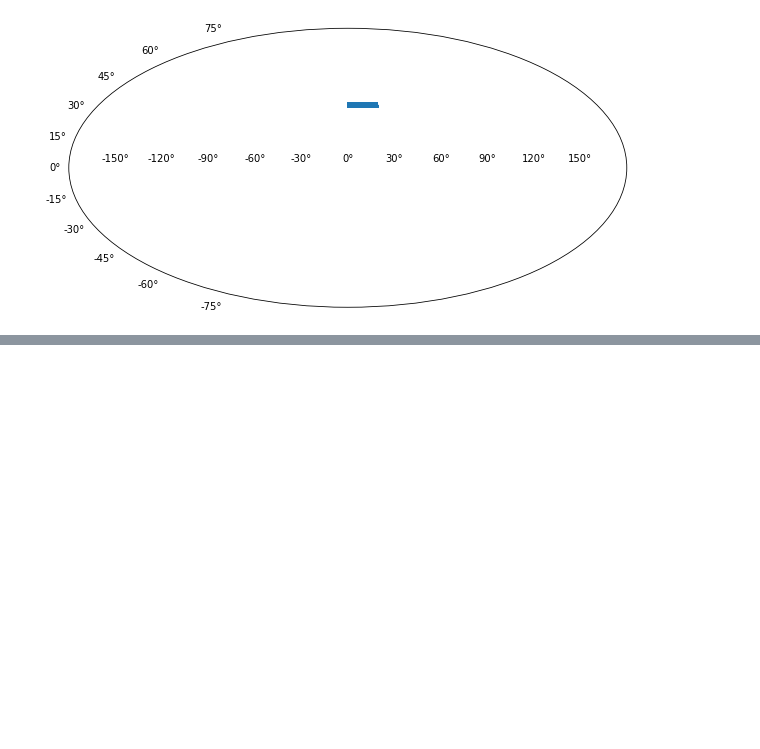
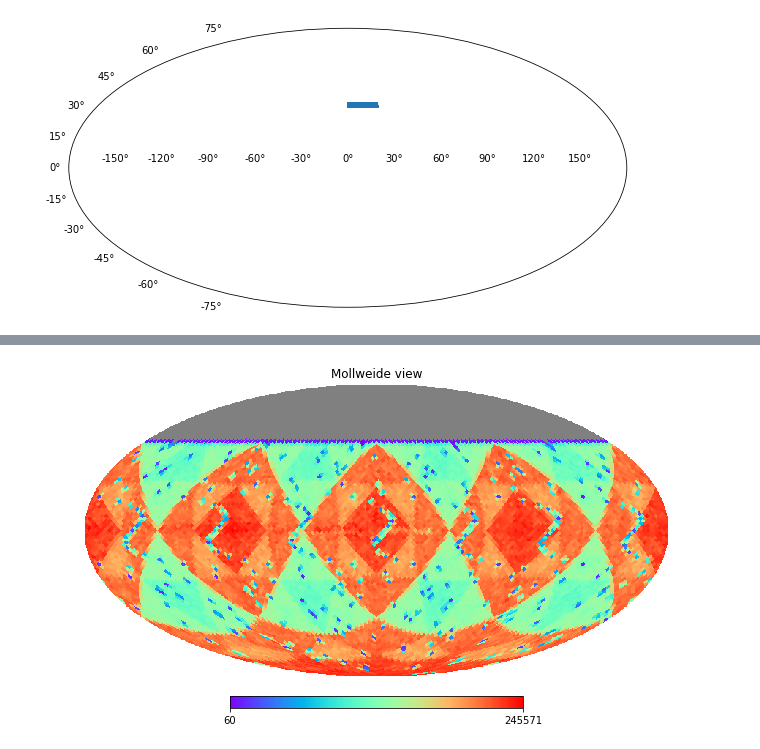
Before and after one commit to idies/jhu-lsst, a Jupyter notebook: test_queries/aris/4UC/Querying HEALPix IDs 20200128.ipynb, the cells around one changed output, grey strips where cells are left out. Saved outputs shown, nothing was run; the diff lists cells and outputs as text; code cells hidden in the pictures; blank space fills up the shorter version.

Commit message:
queryng dp.Object

```diff
--- a/test_queries/aris/4UC/Querying HEALPix IDs 20200128.ipynb
+++ b/test_queries/aris/4UC/Querying HEALPix IDs 20200128.ipynb
@@ -78,0 +104,8 @@ im = ax.scatter(lon,lat,s=1)
+# %%
+df=cj.executeQuery("select * from my_dp_object order by 1","MyDB")
+# %%
+hpmap=np.full(healpy.nside2npix(NSIDE), healpy.UNSEEN)
+hpmap[df['healpixid_L']]=df['num']
+healpy.mollview(hpmap,cmap='rainbow',badcolor='grey',nest=True)
+# %% [output]
+[figure, added]
```
Also changed, not shown: parts of 3 cells of this notebook.
